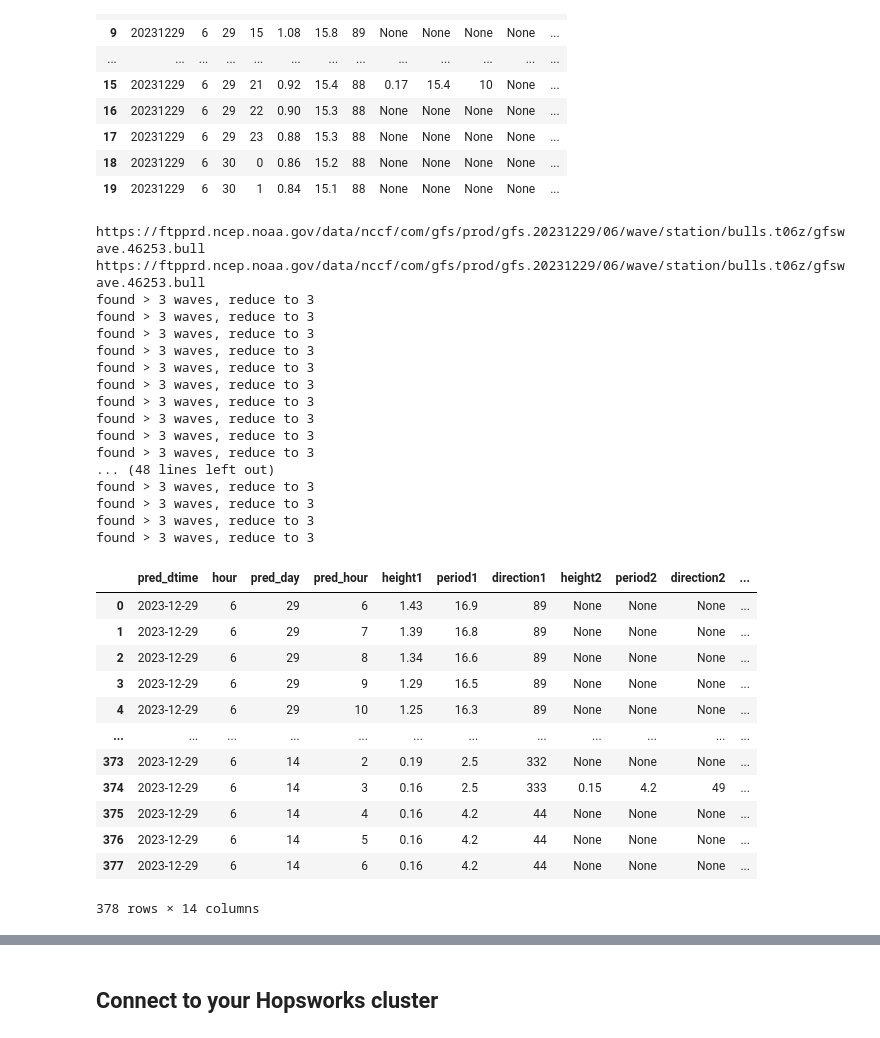
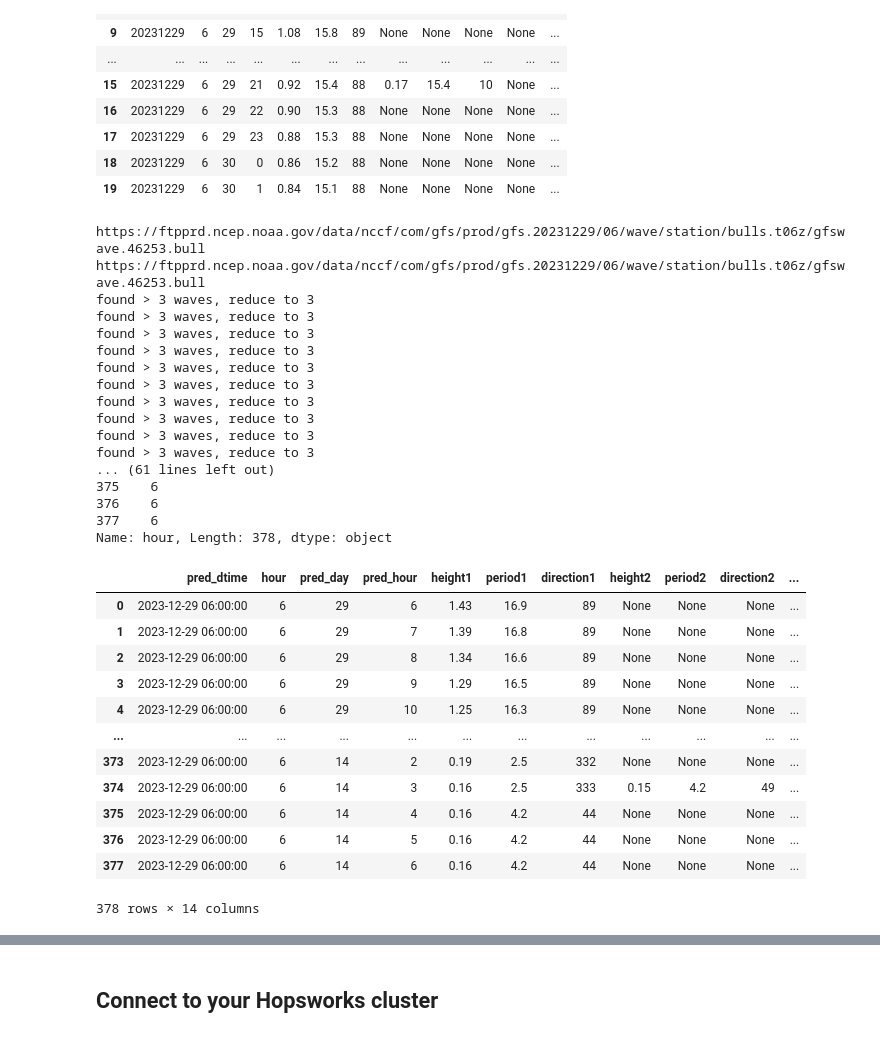
Before and after one commit to MischaRauch/wave_height_prediction_huntington, a Jupyter notebook: wave-feature-daily-pipeline.ipynb, the cells around one changed output, grey strips where cells are left out. Drawn from its saved outputs; the diff is of its cells as text; code cells hidden in the pictures.

```diff
--- a/wave-feature-daily-pipeline.ipynb
+++ b/wave-feature-daily-pipeline.ipynb
@@ -217,50 +217,56 @@ today = datetime.now()
 url, pred_hour = get_latest_url(today)
 print(url)
 res,thedate=process_url(url)
 df = pd.DataFrame(res, columns=primary_columns)
 df['pred_dtime'] = pd.to_datetime(df['pred_dtime'], format='%Y%m%d')
 
 # Generate the timedelta series (40 minutes for each row)
 time_offsets = pd.Series([timedelta(minutes=40) * i for i in range(len(df))])
 
 # Create the cumulative sum of time offsets
 #cumulative_time_offsets = time_offsets.cumsum()
 
 #df.insert(loc=0, column="hour_offset", value=(df.reset_index().index*0.4))
 #df['hour_offset'] = df.hour_offset.astype('timedelta64[m]')
 df['hour_offset'] = time_offsets
-df['pred_dtime'] = df['pred_dtime'] + df.hour.astype('timedelta64[h]')
+print("DF H: ",type(df.hour))
+print("DF ",df['hour'])
+df['hour'] = df['hour'].astype(int)  # Convert to integer
+
+#df['pred_dtime'] = df['pred_dtime'] + df.hour.astype('timedelta64[h]')
+df['pred_dtime'] = df['pred_dtime'] + pd.to_timedelta(df['hour'], unit='h')
+
 df
 # %% [output]
 https://ftpprd.ncep.noaa.gov/data/nccf/com/gfs/prod/gfs.20231229/06/wave/station/bulls.t06z/gfswave.46253.bull
 https://ftpprd.ncep.noaa.gov/data/nccf/com/gfs/prod/gfs.20231229/06/wave/station/bulls.t06z/gfswave.46253.bull
 found > 3 waves, reduce to 3
 found > 3 waves, reduce to 3
 found > 3 waves, reduce to 3
 found > 3 waves, reduce to 3
 found > 3 waves, reduce to 3
 found > 3 waves, reduce to 3
 found > 3 waves, reduce to 3
 found > 3 waves, reduce to 3
 found > 3 waves, reduce to 3
 found > 3 waves, reduce to 3
-... (48 lines left out)
-found > 3 waves, reduce to 3
-found > 3 waves, reduce to 3
-found > 3 waves, reduce to 3
-found > 3 waves, reduce to 3
+... (61 lines left out)
+375    6
+376    6
+377    6
+Name: hour, Length: 378, dtype: object
 |  | pred_dtime | hour | pred_day | pred_hour | height1 | period1 | direction1 | height2 | period2 | direction2 | ... |
-| 0 | 2023-12-29 | 6 | 29 | 6 | 1.43 | 16.9 | 89 | None | None | None | ... |
-| 1 | 2023-12-29 | 6 | 29 | 7 | 1.39 | 16.8 | 89 | None | None | None | ... |
-| 2 | 2023-12-29 | 6 | 29 | 8 | 1.34 | 16.6 | 89 | None | None | None | ... |
-| 3 | 2023-12-29 | 6 | 29 | 9 | 1.29 | 16.5 | 89 | None | None | None | ... |
-| 4 | 2023-12-29 | 6 | 29 | 10 | 1.25 | 16.3 | 89 | None | None | None | ... |
+| 0 | 2023-12-29 06:00:00 | 6 | 29 | 6 | 1.43 | 16.9 | 89 | None | None | None | ... |
+| 1 | 2023-12-29 06:00:00 | 6 | 29 | 7 | 1.39 | 16.8 | 89 | None | None | None | ... |
+| 2 | 2023-12-29 06:00:00 | 6 | 29 | 8 | 1.34 | 16.6 | 89 | None | None | None | ... |
+| 3 | 2023-12-29 06:00:00 | 6 | 29 | 9 | 1.29 | 16.5 | 89 | None | None | None | ... |
+| 4 | 2023-12-29 06:00:00 | 6 | 29 | 10 | 1.25 | 16.3 | 89 | None | None | None | ... |
 | ... | ... | ... | ... | ... | ... | ... | ... | ... | ... | ... | ... |
-| 373 | 2023-12-29 | 6 | 14 | 2 | 0.19 | 2.5 | 332 | None | None | None | ... |
-| 374 | 2023-12-29 | 6 | 14 | 3 | 0.16 | 2.5 | 333 | 0.15 | 4.2 | 49 | ... |
-| 375 | 2023-12-29 | 6 | 14 | 4 | 0.16 | 4.2 | 44 | None | None | None | ... |
-| 376 | 2023-12-29 | 6 | 14 | 5 | 0.16 | 4.2 | 44 | None | None | None | ... |
-| 377 | 2023-12-29 | 6 | 14 | 6 | 0.16 | 4.2 | 44 | None | None | None | ... |
+| 373 | 2023-12-29 06:00:00 | 6 | 14 | 2 | 0.19 | 2.5 | 332 | None | None | None | ... |
+| 374 | 2023-12-29 06:00:00 | 6 | 14 | 3 | 0.16 | 2.5 | 333 | 0.15 | 4.2 | 49 | ... |
+| 375 | 2023-12-29 06:00:00 | 6 | 14 | 4 | 0.16 | 4.2 | 44 | None | None | None | ... |
+| 376 | 2023-12-29 06:00:00 | 6 | 14 | 5 | 0.16 | 4.2 | 44 | None | None | None | ... |
+| 377 | 2023-12-29 06:00:00 | 6 | 14 | 6 | 0.16 | 4.2 | 44 | None | None | None | ... |
 378 rows × 14 columns
 # %%
 df[['height','period','direction']]=df.apply(best_height, axis=1)
```
Also changed, not shown: parts of 2 cells of this notebook, 1 other file.
